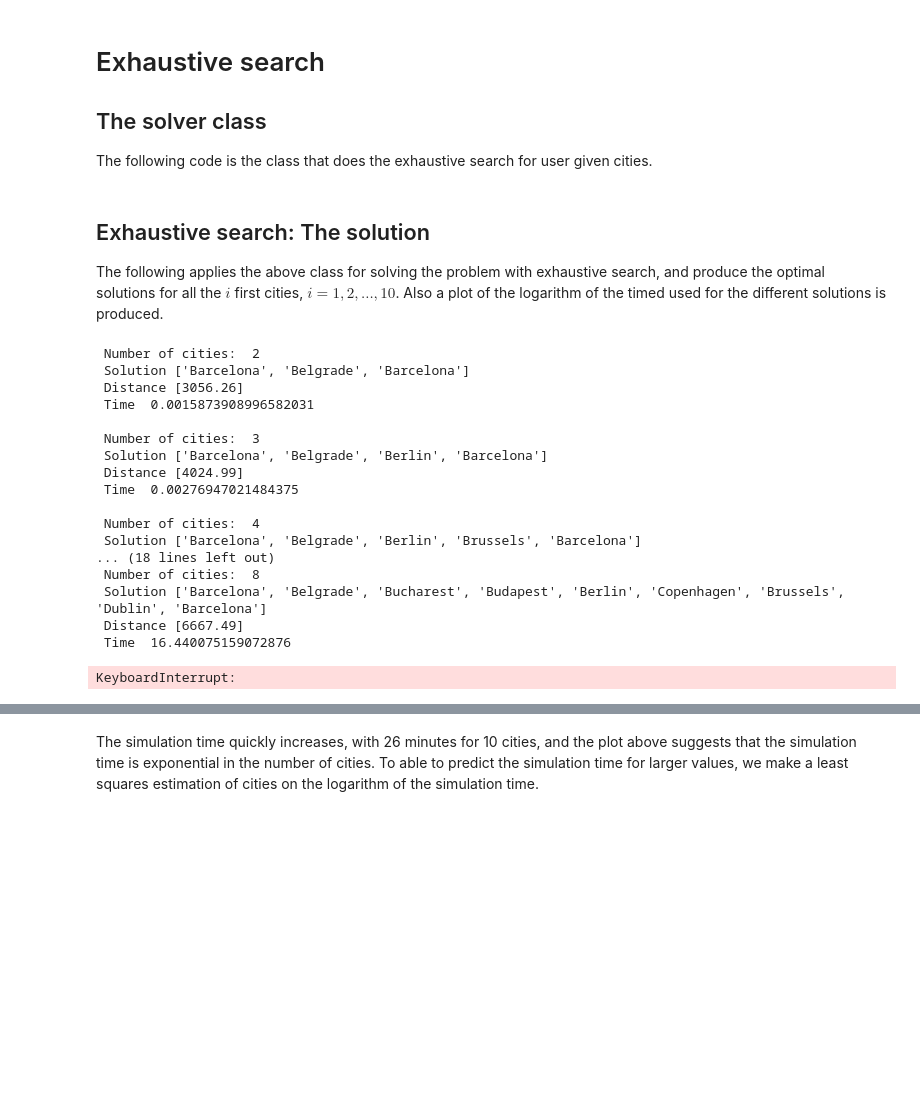
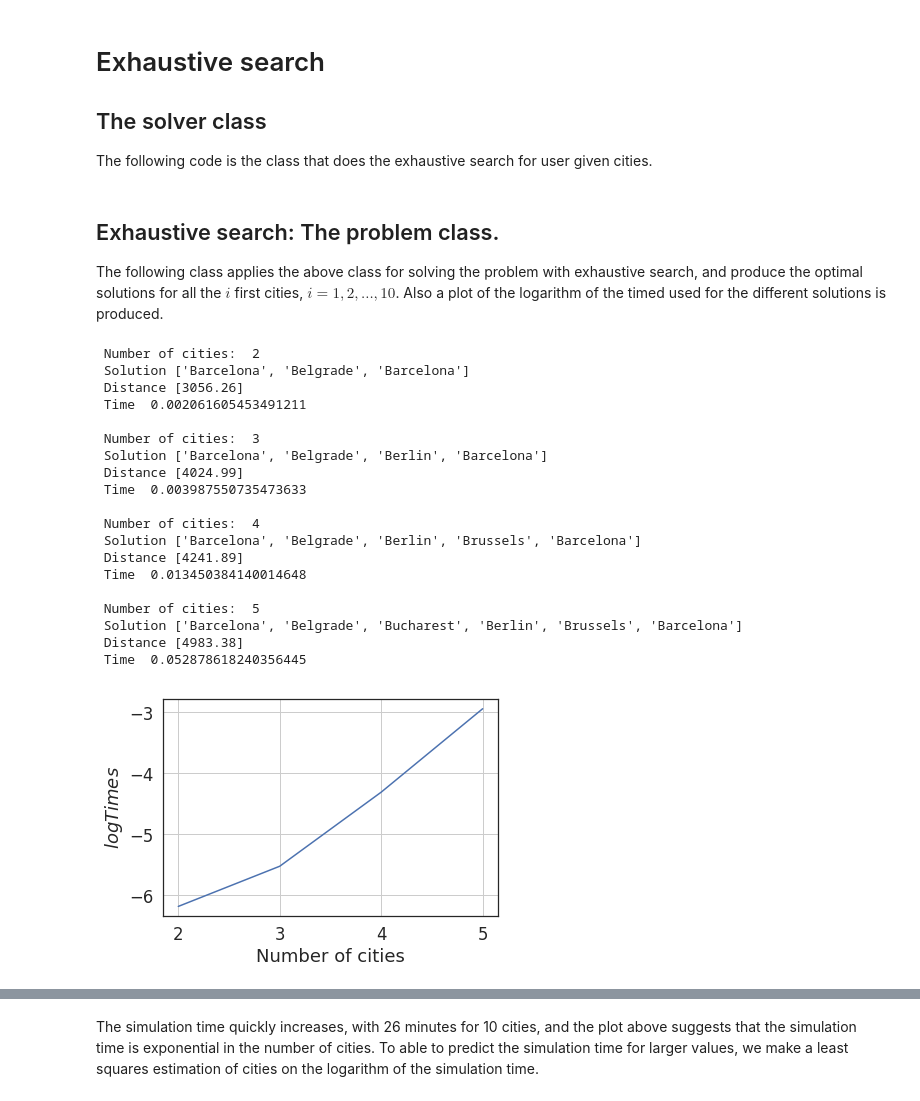
Before and after one commit to kaaja/BIC, a Jupyter notebook: m1/m1.ipynb, the cells around one changed output, grey strips where cells are left out. Drawn from its saved outputs; the diff is of its cells as text; code cells hidden in the pictures; blank space fills up the shorter version.

```diff
--- a/m1/m1.ipynb
+++ b/m1/m1.ipynb
@@ -50,7 +52,7 @@ Test: Print first 3 cities  ['Barcelona' 'Belgrade' 'Berlin']
 ## The solver class
 The following code is the class that does the exhaustive search for user given cities.
 # %%
-class TSP:
+class Exhaustive:
     def __init__(self):
         return None
 
@@ -83,50 +85,52 @@ class TSP:
     def calculateDistance(self, cityOrder):
         distanceTravelled = 0
         for loopCounter, cityNumber in zip(range(len(cityOrder[:-1])), cityOrder[:-1]):
-            #print('\n', cityNumber)
             distanceTravelled += df[cityNames[cityNumber]][cityOrder[loopCounter+1]]
-            #print('\n', distanceTravelled)
-            #print('\n', cityNames[cityNumber], cityNames[cityOrder[loopCounter+1]] )
-            #print('\n', distanceTravelled)
         distanceTravelled += df[cityNames[cityOrder[loopCounter+1]]][cityOrder[0]]
         return distanceTravelled
 # %% [markdown]
-## Exhaustive search: The solution
-The following applies the above class for solving the problem with exhaustive search, and produce the optimal solutions for all the $i$ first cities, $i = 1, 2, ...,10$. Also a plot of the logarithm of the timed used for the different solutions is produced.
+## Exhaustive search: The problem class.
+The following class applies the above class for solving the problem with exhaustive search, and produce the optimal solutions for all the $i$ first cities, $i = 1, 2, ...,10$. Also a plot of the logarithm of the timed used for the different solutions is produced.
 # %%
-# Variables to play with: maxNumberOfCities
-cityNumbers = []
-times = []
-maxNumberOfCities = 10
-for numberOfCities in range(2,maxNumberOfCities+1):
-    cityNumbers.append(numberOfCities)
-    firstCities = numberOfCities
-    cities = cityNames[0:firstCities]
-    #print('\n input', cities)
-    a = TSP()
-    sol, length, timeUsed = a.exhaustive(cities)
-    print(' Number of cities: ', numberOfCities, '\n Solution', sol, '\n Distance', length, '\n Time ', timeUsed, '\n')
-    times.append(timeUsed)
-fig, ax = plt.subplots()
-ax.plot(cityNumbers, np.log(times))
-ax.set_ylabel(r'$log Times$')
-ax.set_xlabel('Number of cities')
+class problemExhaustive:
+    def __init__(self, maxNumberOfCities):
+        self.maxNumberOfCities = maxNumberOfCities
+
+    def solve(self):
+        self.cityNumbers = []
+        self.times = []
+        for numberOfCities in range(2, self.maxNumberOfCities+1):
+            self.cityNumbers.append(numberOfCities)
+            firstCities = numberOfCities
+            cities = cityNames[0:firstCities]
+            a = Exhaustive()
+            sol, length, timeUsed = a.exhaustive(cities)
+            print(' Number of cities: ', numberOfCities, '\n Solution', sol, '\n Distance', length, '\n Time ', timeUsed, '\n')
+            self.times.append(timeUsed)
+
+    def plot(self):
+        fig, ax = plt.subplots()
+        ax.plot(self.cityNumbers, np.log(self.times))
+        ax.set_ylabel(r'$log Times$')
+        ax.set_xlabel('Number of cities')
 # %% [output]
  Number of cities:  2
  Solution ['Barcelona', 'Belgrade', 'Barcelona']
  Distance [3056.26]
- Time  0.0015873908996582031
+ Time  0.002061605453491211
 
  Number of cities:  3
  Solution ['Barcelona', 'Belgrade', 'Berlin', 'Barcelona']
  Distance [4024.99]
- Time  0.00276947021484375
+ Time  0.003987550735473633
 
  Number of cities:  4
  Solution ['Barcelona', 'Belgrade', 'Berlin', 'Brussels', 'Barcelona']
-... (18 lines left out)
- Number of cities:  8
- Solution ['Barcelona', 'Belgrade', 'Bucharest', 'Budapest', 'Berlin', 'Copenhagen', 'Brussels', 'Dublin', 'Barcelona']
- Distance [6667.49]
- Time  16.440075159072876
+ Distance [4241.89]
+ Time  0.013450384140014648
+
+ Number of cities:  5
+ Solution ['Barcelona', 'Belgrade', 'Bucharest', 'Berlin', 'Brussels', 'Barcelona']
+ Distance [4983.38]
+ Time  0.052878618240356445
-KeyboardInterrupt:
+[figure, added]
```
Also changed, not shown: parts of 22 cells of this notebook.
